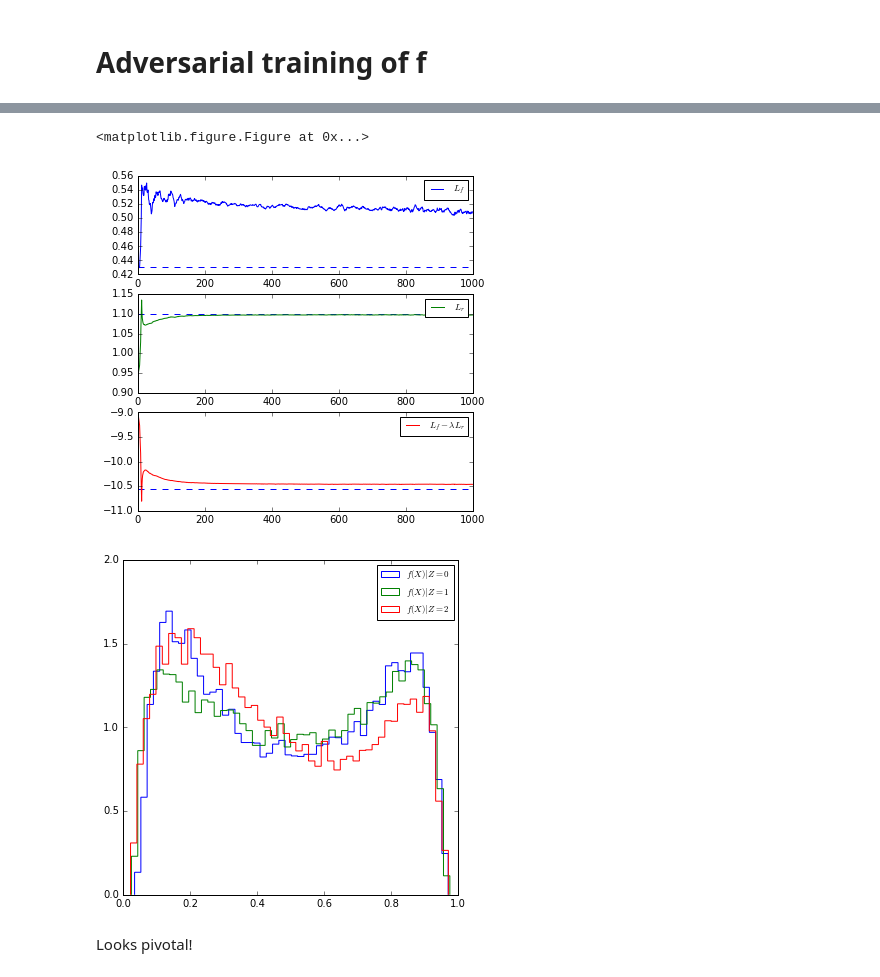
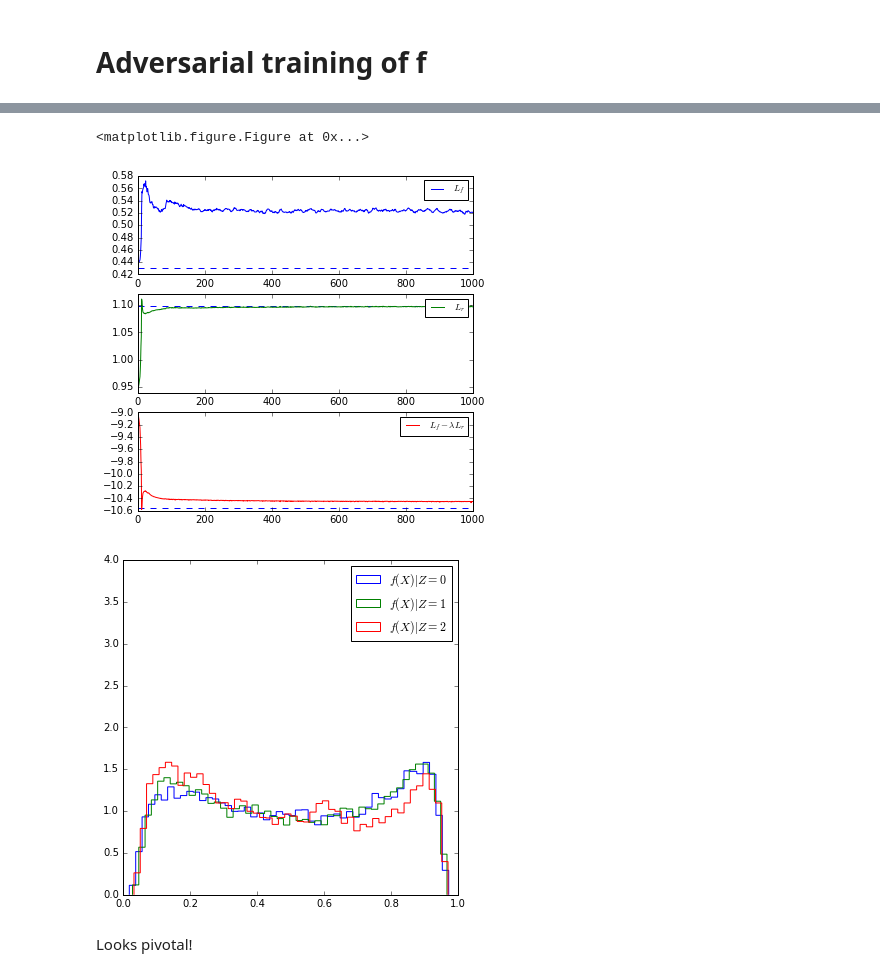
Before and after one commit to glouppe/paper-learning-to-pivot, a Jupyter notebook: code/Toy.ipynb, the cells around one changed output, grey strips where cells are left out. Drawn from its saved outputs; the diff is of its cells as text; code cells hidden in the pictures.

```diff
--- a/code/Toy.ipynb
+++ b/code/Toy.ipynb
@@ -196,13 +196,13 @@ def make_loss_R(c):
 opt_D = SGD()
 D.compile(loss=[make_loss_D(c=1.0)], optimizer=opt_D)
 
-opt_DRf = SGD() #Adam() #SGD(lr=10e-3, momentum=0.1)
+opt_DRf = SGD(momentum=0) #Adam() #SGD(lr=10e-3, momentum=0.1)
 DRf = Model(input=[inputs], output=[D(inputs), R(inputs)])
 DRf.compile(loss=[make_loss_D(c=1.0),
                   make_loss_R(c=-lam)],   # compare with c=0.0, ie. when no there is no adversary
             optimizer=opt_DRf)
 
-opt_DfR = SGD() # Adam() #SGD(lr=10e-3, momentum=0.1)
+opt_DfR = SGD(momentum=0) # Adam() #SGD(lr=10e-3, momentum=0.1)
 DfR = Model(input=[inputs], output=[R(inputs)])
 DfR.compile(loss=[make_loss_R(c=1.0)],
             optimizer=opt_DfR)
@@ -373,6 +373,11 @@ losses = {"L_f": [], "L_r": [], "L_f - L_r": []}
 batch_size = 128
 
 for i in range(1001):
+    l = DRf.evaluate(X_valid, [y_valid, z_valid], verbose=0)
+    losses["L_f - L_r"].append(l[0][None][0])
+    losses["L_f"].append(l[1][None][0])
+    losses["L_r"].append(-l[2][None][0])
+
     if i % 50 == 0:
         plot_losses(i, losses)
 
@@ -382,11 +387,6 @@ for i in range(1001):
     indices = np.random.permutation(len(X_train))[:batch_size]
     DRf.train_on_batch(X_train[indices], [y_train[indices], z_train[indices]])
 
-    l = DRf.evaluate(X_valid, [y_valid, z_valid], verbose=0)
-    losses["L_f - L_r"].append(l[0][None][0])
-    losses["L_f"].append(l[1][None][0])
-    losses["L_r"].append(-l[2][None][0])
-
     # Fit R
     D.trainable = False
     R.trainable = True
@@ -396,16 +396,16 @@ for i in range(1001):
         DfR.train_on_batch(X_train[indices], z_train[indices])
 # %% [output]
 <matplotlib.figure.Figure at 0x...>
-[figure, old version]
+[figure, new version]
 # %%
 plt.hist(1. - D.predict(X0), bins=50, normed=1, histtype="step", label="$f(X)|Z=0$")
 plt.hist(1. - D.predict(X1), bins=50, normed=1, histtype="step", label="$f(X)|Z=1$")
 plt.hist(1. - D.predict(X2), bins=50, normed=1, histtype="step", label="$f(X)|Z=2$")
-plt.legend(loc="best", prop={'size': 9})
-plt.ylim(0, 2.)
+plt.legend(loc="best")
+plt.ylim(0, 4.)
 plt.show()
 # %% [output]
-[figure, old version]
+[figure, new version]
 # %% [markdown]
 Looks pivotal!
 # %%
```
Also changed, not shown: parts of 35 cells of this notebook, 12 other files.
